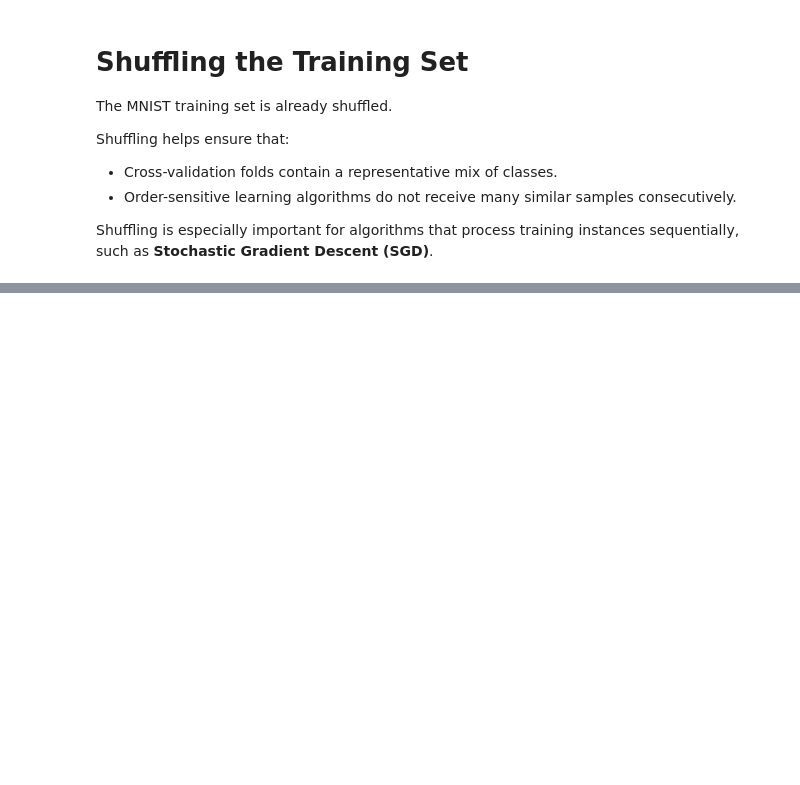
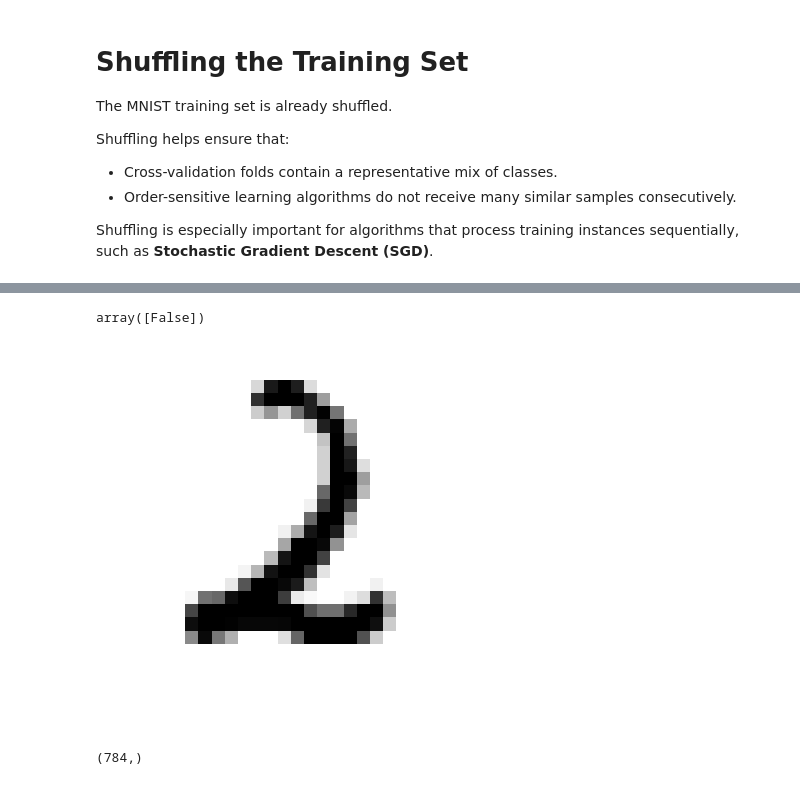
Before and after one commit to MuhammadHoseinYeganeh/MNIST-project, a Jupyter notebook: mnist.ipynb, the cells around one changed output, grey strips where cells are left out. Drawn from its saved outputs; the diff is of its cells as text; code cells hidden in the pictures; blank space fills up the shorter version.

```diff
--- a/mnist.ipynb
+++ b/mnist.ipynb
@@ -175,0 +207,12 @@ Shuffling is especially important for algorithms that process training instances
+# %%
+sgd_clf.predict([X[122]])
+# %% [output]
+array([False])
+# %%
+show_image(X[122])
+# %% [output]
+[figure, added]
+# %%
+X[0].shape
+# %% [output]
+(784,)
```
Also changed, not shown: parts of 5 cells of this notebook.
